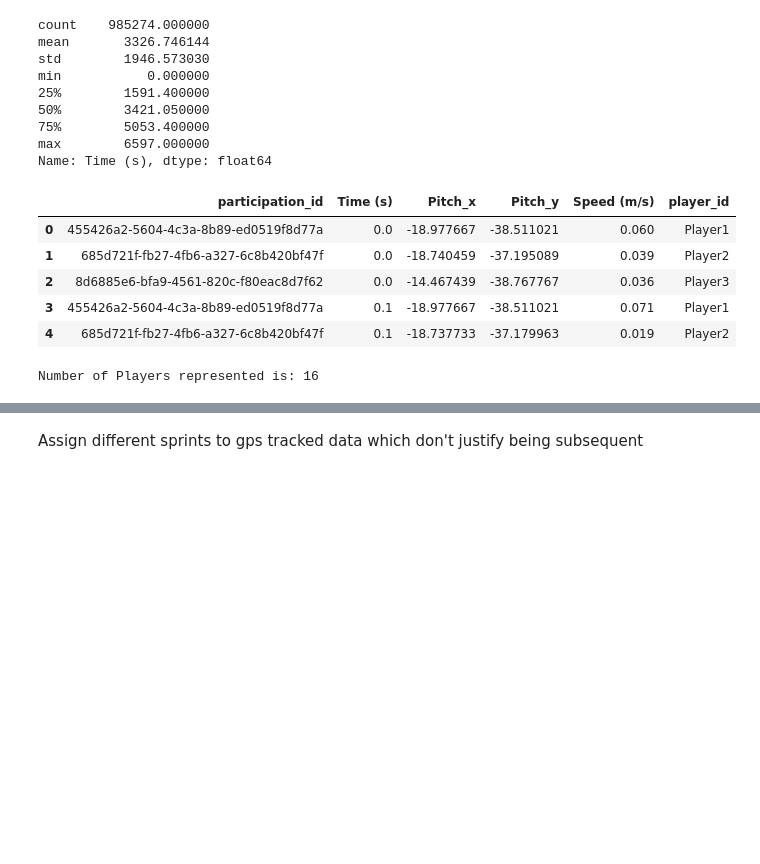
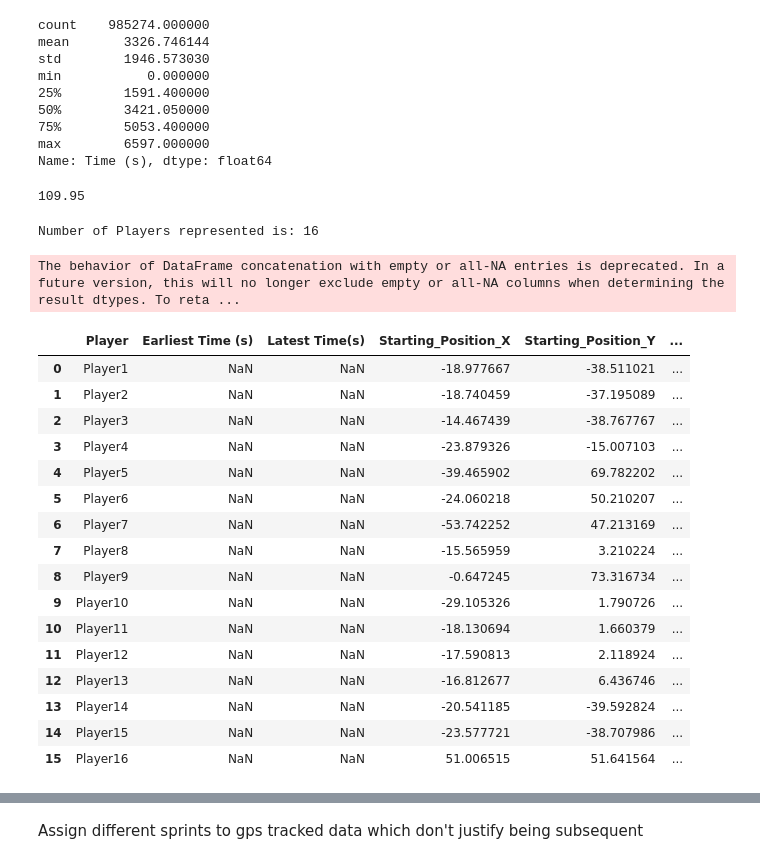
Before and after one commit to Abinav-karthikeyan/PlayerData-Technical-Task, a Jupyter notebook: Exploration.ipynb, the cells around one changed output, grey strips where cells are left out. Cells and saved outputs as stored; diff of their text form; code cells hidden in the pictures; blank space fills up the shorter version.

```diff
--- a/Exploration.ipynb
+++ b/Exploration.ipynb
@@ -34,6 +35,10 @@ min           0.000000
 75%        5053.400000
 max        6597.000000
 Name: Time (s), dtype: float64
+# %%
+max(data['Time (s)'])/60
+# %% [output]
+109.95
 # %%
 
 unique_vals = data['participation_id'].unique()
@@ -47,15 +52,6 @@ players_list = ["Player" + str(i + 1) for i, id in enumerate(id_list)]
 player_id_dict = dict(zip(id_list, players_list))
 
 data['player_id'] =  data['participation_id'].map(player_id_dict)
-# %%
-data.head()
-# %% [output]
-|  | participation_id | Time (s) | Pitch_x | Pitch_y | Speed (m/s) | player_id |
-| 0 | 455426a2-5604-4c3a-8b89-ed0519f8d77a | 0.0 | -18.977667 | -38.511021 | 0.060 | Player1 |
-| 1 | 685d721f-fb27-4fb6-a327-6c8b420bf47f | 0.0 | -18.740459 | -37.195089 | 0.039 | Player2 |
-| 2 | 8d6885e6-bfa9-4561-820c-f80eac8d7f62 | 0.0 | -14.467439 | -38.767767 | 0.036 | Player3 |
-| 3 | 455426a2-5604-4c3a-8b89-ed0519f8d77a | 0.1 | -18.977667 | -38.511021 | 0.071 | Player1 |
-| 4 | 685d721f-fb27-4fb6-a327-6c8b420bf47f | 0.1 | -18.737733 | -37.179963 | 0.019 | Player2 |
 # %%
 
 unique_vals = data['participation_id'].unique()
@@ -77,0 +76,30 @@ for player in players_list:
+# %%
+earliest_tracking = pd.DataFrame(columns = ['Player', ' Earliest Time (s)', 'Latest Time(s)','Starting_Position_X', 'Starting_Position_Y'])
+for player in players_list:
+    earliest_time = player_data[player]['Time (s)'].min()
+    latest_time = player_data[player]['Time (s)'].max()
+    starting_x = player_data[player][player_data[player]['Time (s)'] == earliest_time]['Pitch_x'].values[0]
+    starting_y = player_data[player][player_data[player]['Time (s)'] == earliest_time]['Pitch_y'].values[0]
+    earliest_tracking = pd.concat([earliest_tracking, pd.DataFrame({'Player': [player], 'Earliest Time (s)': [earliest_time],'Latest Time (s)': [latest_time], 'Starting_Position_X': [starting_x], 'Starting_Position_Y': [starting_y]})], ignore_index=True)
+
+
+earliest_tracking.sort_values(by = 'Earliest Time (s)')
+# %% [output]
+The behavior of DataFrame concatenation with empty or all-NA entries is deprecated. In a future version, this will no longer exclude empty or all-NA columns when determining the result dtypes. To reta ...
+|  | Player | Earliest Time (s) | Latest Time(s) | Starting_Position_X | Starting_Position_Y | ... |
+| 0 | Player1 | NaN | NaN | -18.977667 | -38.511021 | ... |
+| 1 | Player2 | NaN | NaN | -18.740459 | -37.195089 | ... |
+| 2 | Player3 | NaN | NaN | -14.467439 | -38.767767 | ... |
+| 3 | Player4 | NaN | NaN | -23.879326 | -15.007103 | ... |
+| 4 | Player5 | NaN | NaN | -39.465902 | 69.782202 | ... |
+| 5 | Player6 | NaN | NaN | -24.060218 | 50.210207 | ... |
+| 6 | Player7 | NaN | NaN | -53.742252 | 47.213169 | ... |
+| 7 | Player8 | NaN | NaN | -15.565959 | 3.210224 | ... |
+| 8 | Player9 | NaN | NaN | -0.647245 | 73.316734 | ... |
+| 9 | Player10 | NaN | NaN | -29.105326 | 1.790726 | ... |
+| 10 | Player11 | NaN | NaN | -18.130694 | 1.660379 | ... |
+| 11 | Player12 | NaN | NaN | -17.590813 | 2.118924 | ... |
+| 12 | Player13 | NaN | NaN | -16.812677 | 6.436746 | ... |
+| 13 | Player14 | NaN | NaN | -20.541185 | -39.592824 | ... |
+| 14 | Player15 | NaN | NaN | -23.577721 | -38.707986 | ... |
+| 15 | Player16 | NaN | NaN | 51.006515 | 51.641564 | ... |
```
Also changed, not shown: parts of 25 cells of this notebook.
